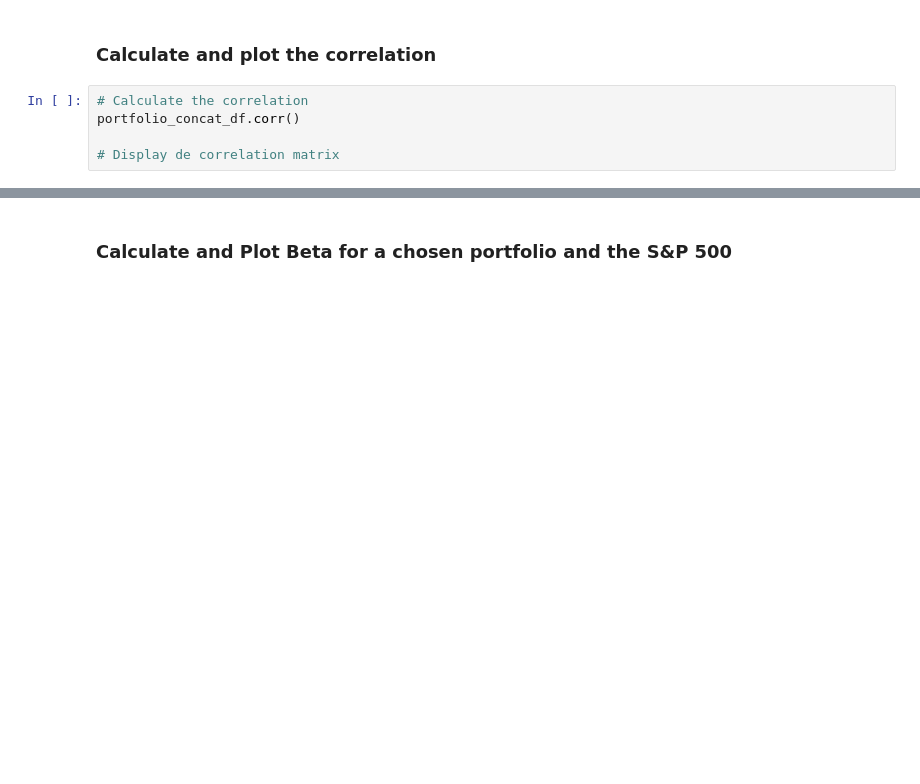
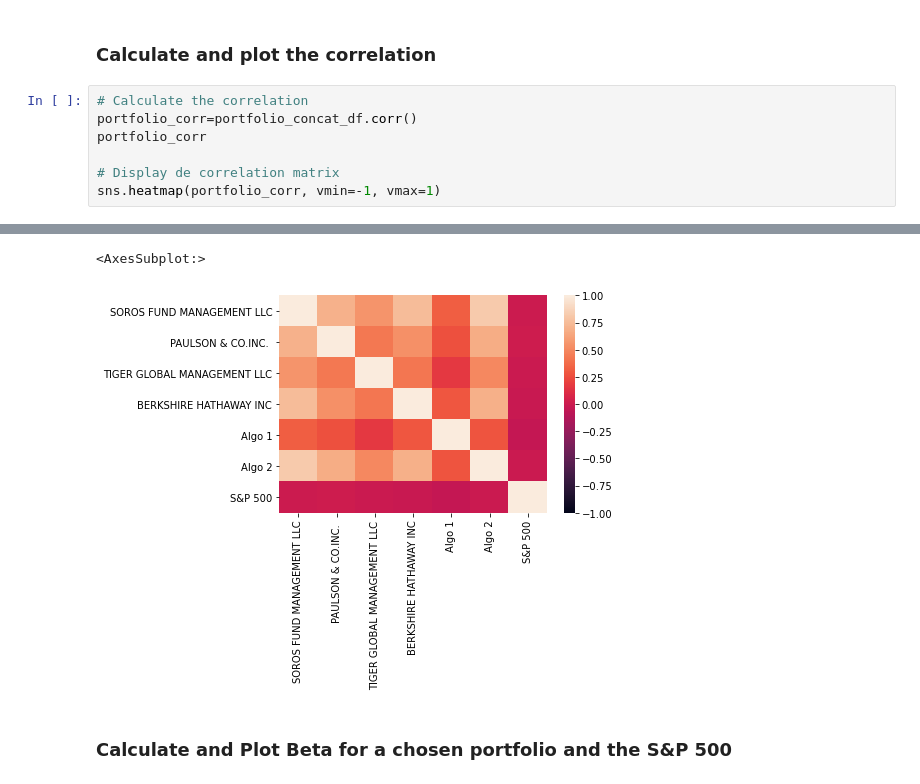
Before and after one commit to valadrien/Whales_Analysis, a Jupyter notebook: Starter_Code/whale_analysis.ipynb, the cells around one changed output, grey strips where cells are left out. Saved outputs shown, nothing was run; the diff lists cells and outputs as text; blank space fills up the shorter version.

```diff
--- a/Starter_Code/whale_analysis.ipynb
+++ b/Starter_Code/whale_analysis.ipynb
@@ -364,7 +364,9 @@ portfolio_std_21.plot(figsize = (20,10))
 ### Calculate and plot the correlation
 # %%
 # Calculate the correlation
-portfolio_concat_df.corr()
+portfolio_corr=portfolio_concat_df.corr()
+portfolio_corr
 
 # Display de correlation matrix
+sns.heatmap(portfolio_corr, vmin=-1, vmax=1)
 # %% [output]
@@ -379,3 +373,5 @@ portfolio_concat_df.corr()
+<AxesSubplot:>
+[figure, added]
 # %% [markdown]
 ### Calculate and Plot Beta for a chosen portfolio and the S&P 500
 # %%
```
Also changed, not shown: parts of 12 cells of this notebook, 1 other file.
